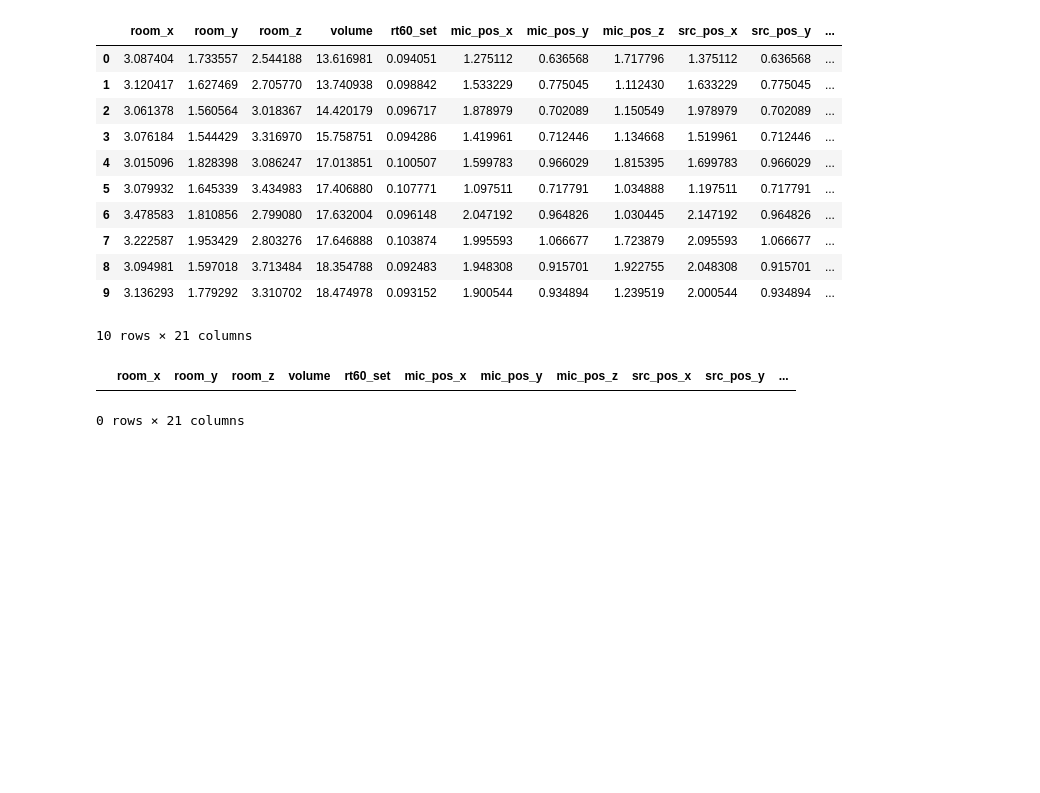
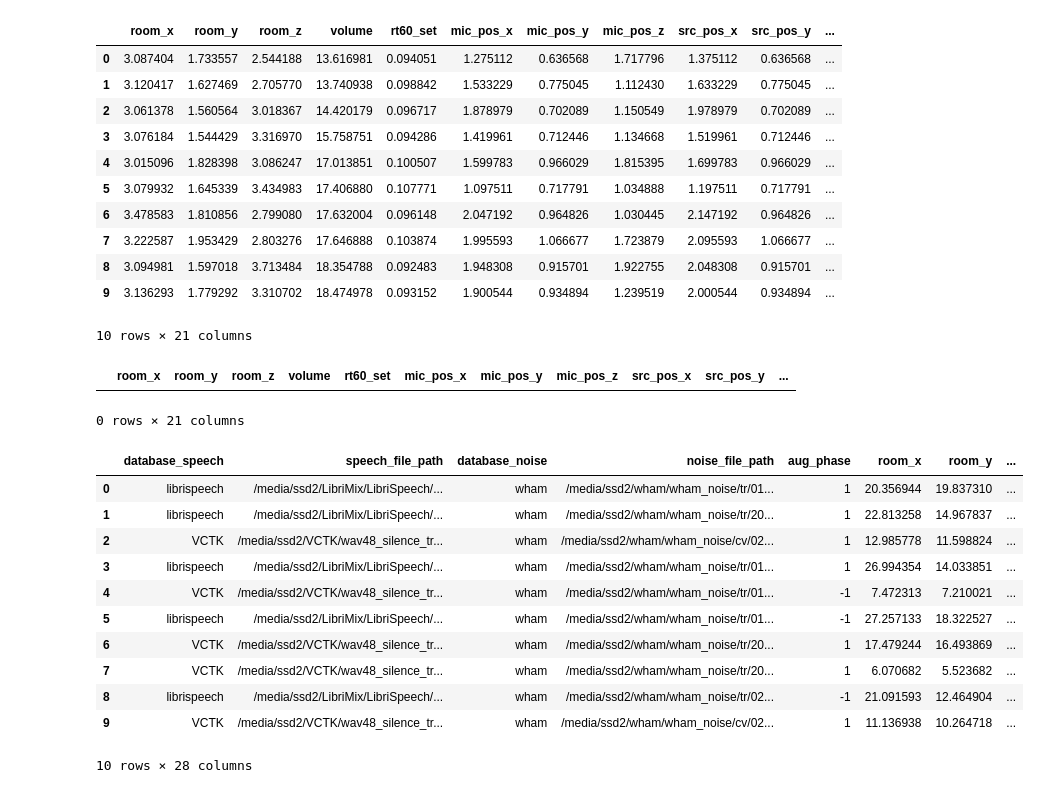
Before and after one commit to joaluba/reverb-match-cond-u-net, a Jupyter notebook: notebooks/dataset_prepare_metadata.ipynb, the cells around one changed output. Cells and saved outputs as stored; diff of their text form; code cells hidden in the pictures; blank space fills up the shorter version.

```diff
--- a/notebooks/dataset_prepare_metadata.ipynb
+++ b/notebooks/dataset_prepare_metadata.ipynb
@@ -172,3 +172,28 @@ df_ds.loc[N_datapoints*0.8:N_datapoints*0.9,"split"]="test" # 10% testing data
 df_ds.loc[N_datapoints*0.9:N_datapoints,"split"]="val" # 10% validation data
 
 df_ds.to_csv(date_tag+"_data_set.csv")
+# %%
+# Change paths in the metadata from GuestXR computer:
+
+df = pd.read_csv("../dataset-metadata/nonoise2_guestxr2.csv",index_col=0)
+
+df["speech_file_path"]=df["speech_file_path"].str.replace("/home/ubuntu/Data/","/media/ssd2/")
+df["noise_file_path"]=df["noise_file_path"].str.replace("/home/ubuntu/Data/","/media/ssd2/")
+df["ir_file_path"]=df["ir_file_path"].str.replace("/home/ubuntu/Data/","/media/ssd2/")
+
+df.to_csv("../dataset-metadata/nonoise2_dacom.csv",index=False)
+
+df.head(10)
+# %% [output]
+|  | database_speech | speech_file_path | database_noise | noise_file_path | aug_phase | room_x | room_y | ... |
+| 0 | librispeech | /media/ssd2/LibriMix/LibriSpeech/... | wham | /media/ssd2/wham/wham_noise/tr/01... | 1 | 20.356944 | 19.837310 | ... |
+| 1 | librispeech | /media/ssd2/LibriMix/LibriSpeech/... | wham | /media/ssd2/wham/wham_noise/tr/20... | 1 | 22.813258 | 14.967837 | ... |
+| 2 | VCTK | /media/ssd2/VCTK/wav48_silence_tr... | wham | /media/ssd2/wham/wham_noise/cv/02... | 1 | 12.985778 | 11.598824 | ... |
+| 3 | librispeech | /media/ssd2/LibriMix/LibriSpeech/... | wham | /media/ssd2/wham/wham_noise/tr/01... | 1 | 26.994354 | 14.033851 | ... |
+| 4 | VCTK | /media/ssd2/VCTK/wav48_silence_tr... | wham | /media/ssd2/wham/wham_noise/tr/01... | -1 | 7.472313 | 7.210021 | ... |
+| 5 | librispeech | /media/ssd2/LibriMix/LibriSpeech/... | wham | /media/ssd2/wham/wham_noise/tr/01... | -1 | 27.257133 | 18.322527 | ... |
+| 6 | VCTK | /media/ssd2/VCTK/wav48_silence_tr... | wham | /media/ssd2/wham/wham_noise/tr/20... | 1 | 17.479244 | 16.493869 | ... |
+| 7 | VCTK | /media/ssd2/VCTK/wav48_silence_tr... | wham | /media/ssd2/wham/wham_noise/tr/20... | 1 | 6.070682 | 5.523682 | ... |
+| 8 | librispeech | /media/ssd2/LibriMix/LibriSpeech/... | wham | /media/ssd2/wham/wham_noise/tr/02... | -1 | 21.091593 | 12.464904 | ... |
+| 9 | VCTK | /media/ssd2/VCTK/wav48_silence_tr... | wham | /media/ssd2/wham/wham_noise/cv/02... | 1 | 11.136938 | 10.264718 | ... |
+10 rows × 28 columns
```
Also changed, not shown: 7 other files.
